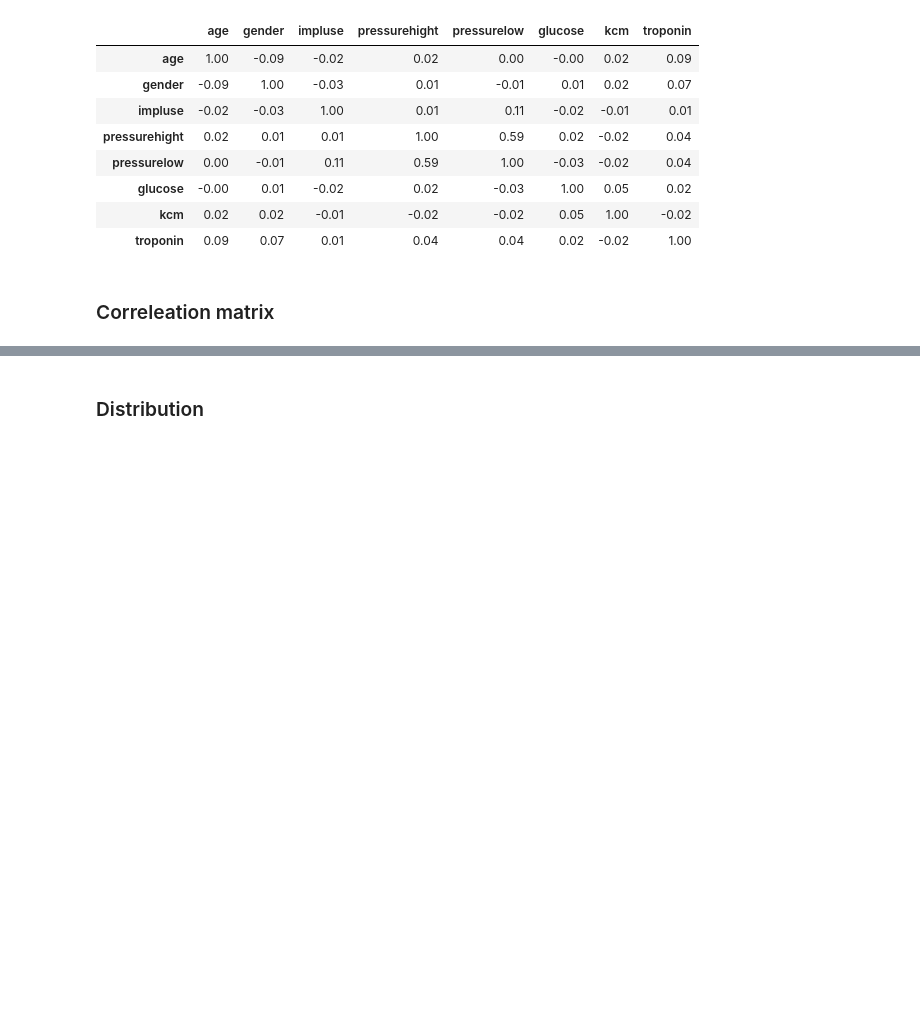
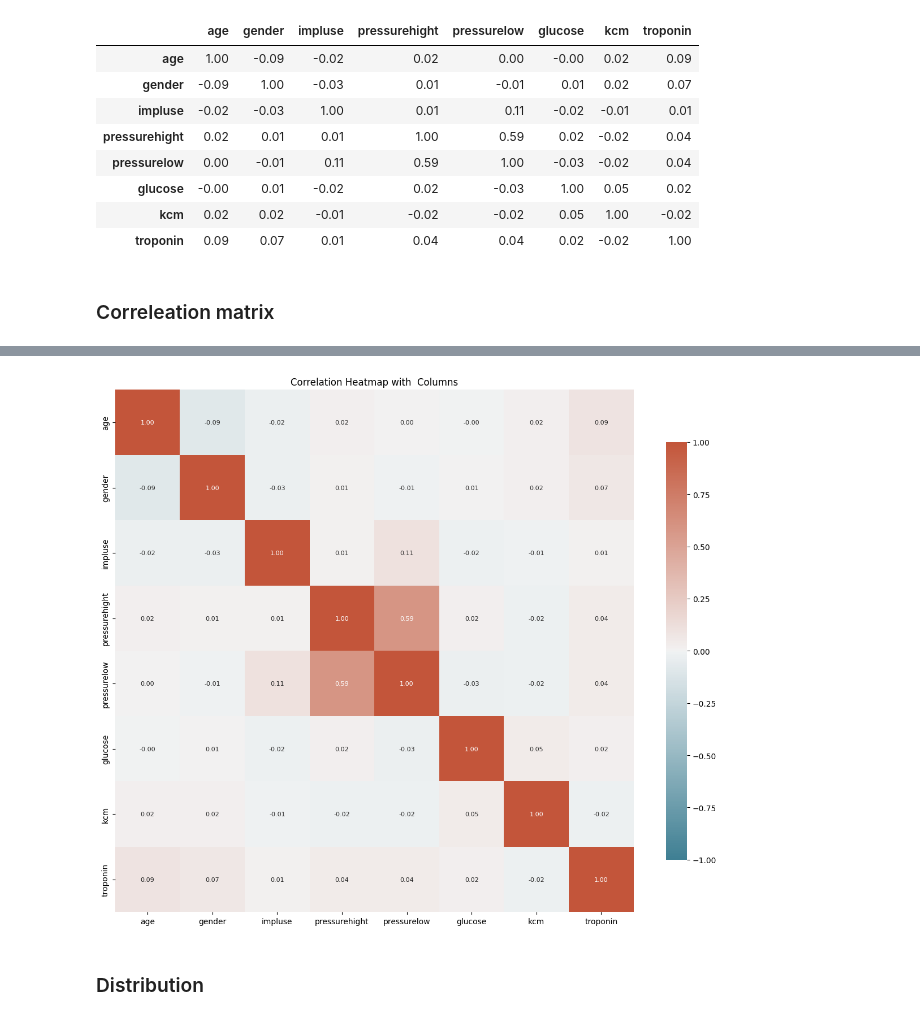
Before and after one commit to fatimahmirza/INM701-CLASSIFIER, a Jupyter notebook: 701.ipynb, the cells around one changed output, grey strips where cells are left out. Drawn from its saved outputs; the diff is of its cells as text; code cells hidden in the pictures; blank space fills up the shorter version.

```diff
--- a/701.ipynb
+++ b/701.ipynb
@@ -241,3 +208,21 @@ Requirement already satisfied: packaging in c:\users\mybox\appdata\roaming\pytho
+# %%
+# Create a larger heatmap with adjusted font size
+plt.figure(figsize=(12, 10))
+
+# Define custom color palette for the heatmap
+cmap = sns.diverging_palette(220, 20, as_cmap=True)
+
+# Plot the heatmap with custom colors columns
+sns.heatmap(correlation_matrix, annot=True, cmap=cmap, center=0, fmt=".2f", annot_kws={"size": 8},
+            cbar_kws={"shrink": 0.8}, vmin=-1, vmax=1)
+
+
+
+plt.title('Correlation Heatmap with  Columns')
+plt.tight_layout()  # Adjust layout to prevent overlapping
+plt.show()
+# %% [output]
+[figure, added]
 # %% [markdown]
 ### Distribution
 # %%
```
Also changed, not shown: parts of 12 cells of this notebook.
